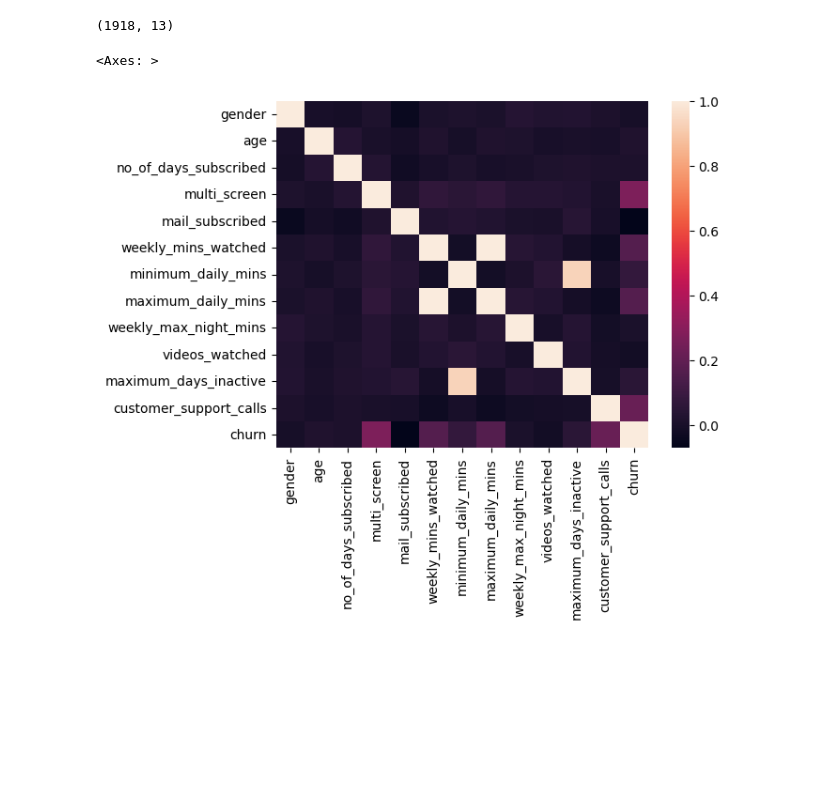
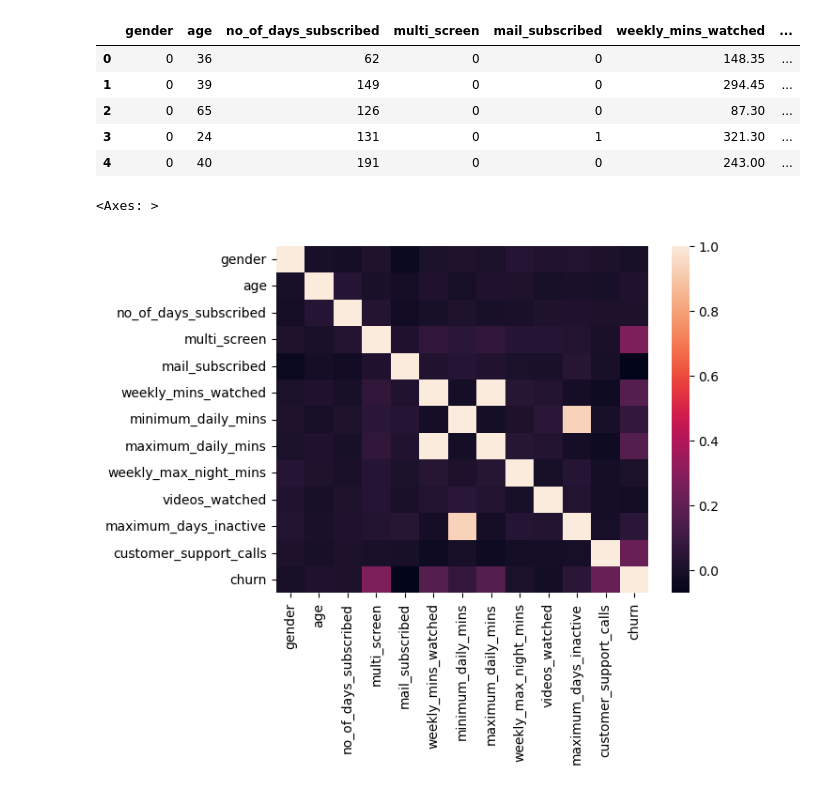
Before and after one commit to arunachal1/Kaggle-Projects, a Jupyter notebook: customer-churn-linear-regression-using-pytorch.ipynb, the cells around one changed output. Cells and saved outputs as stored; diff of their text form; code cells hidden in the pictures; blank space fills up the shorter version.

```diff
--- a/customer-churn-linear-regression-using-pytorch.ipynb
+++ b/customer-churn-linear-regression-using-pytorch.ipynb
@@ -42,4 +40,4 @@ df.shape
 # %%
-# Removing irrelevant columns
+# Dropping columns with too many unique or insignificant values
 
-df = df.drop(['year', 'customer_id', 'phone_no'], axis=1)
+df = df.drop(['customer_id', 'phone_no', 'year'], axis=1)
@@ -86,7 +61,4 @@ dtype: float64
 # %%
 # Dropping all null rows
 
-df.dropna(inplace=True)
-df.shape
+df.dropna(axis=0, inplace=True)
-# %% [output]
-(1918, 13)
@@ -93,11 +70,20 @@ df.shape
 # %%
-# Label Encoding selected columns
+# Label encoding categorical columns
 
 le = LabelEncoder()
 
-df['gender'] = le.fit_transform(df['gender'])
-df['multi_screen'] = le.fit_transform(df['multi_screen'])
-df['mail_subscribed'] = le.fit_transform(df['mail_subscribed'])
+for cat in cats:
+
+    df[cat] = le.fit_transform(df[cat])
+
+df.head()
+# %% [output]
+|  | gender | age | no_of_days_subscribed | multi_screen | mail_subscribed | weekly_mins_watched | ... |
+| 0 | 0 | 36 | 62 | 0 | 0 | 148.35 | ... |
+| 1 | 0 | 39 | 149 | 0 | 0 | 294.45 | ... |
+| 2 | 0 | 65 | 126 | 0 | 0 | 87.30 | ... |
+| 3 | 0 | 24 | 131 | 0 | 1 | 321.30 | ... |
+| 4 | 0 | 40 | 191 | 0 | 0 | 243.00 | ... |
 # %%
 # Checking correlations of features with target label
 
```
Also changed, not shown: parts of 65 cells of this notebook.
